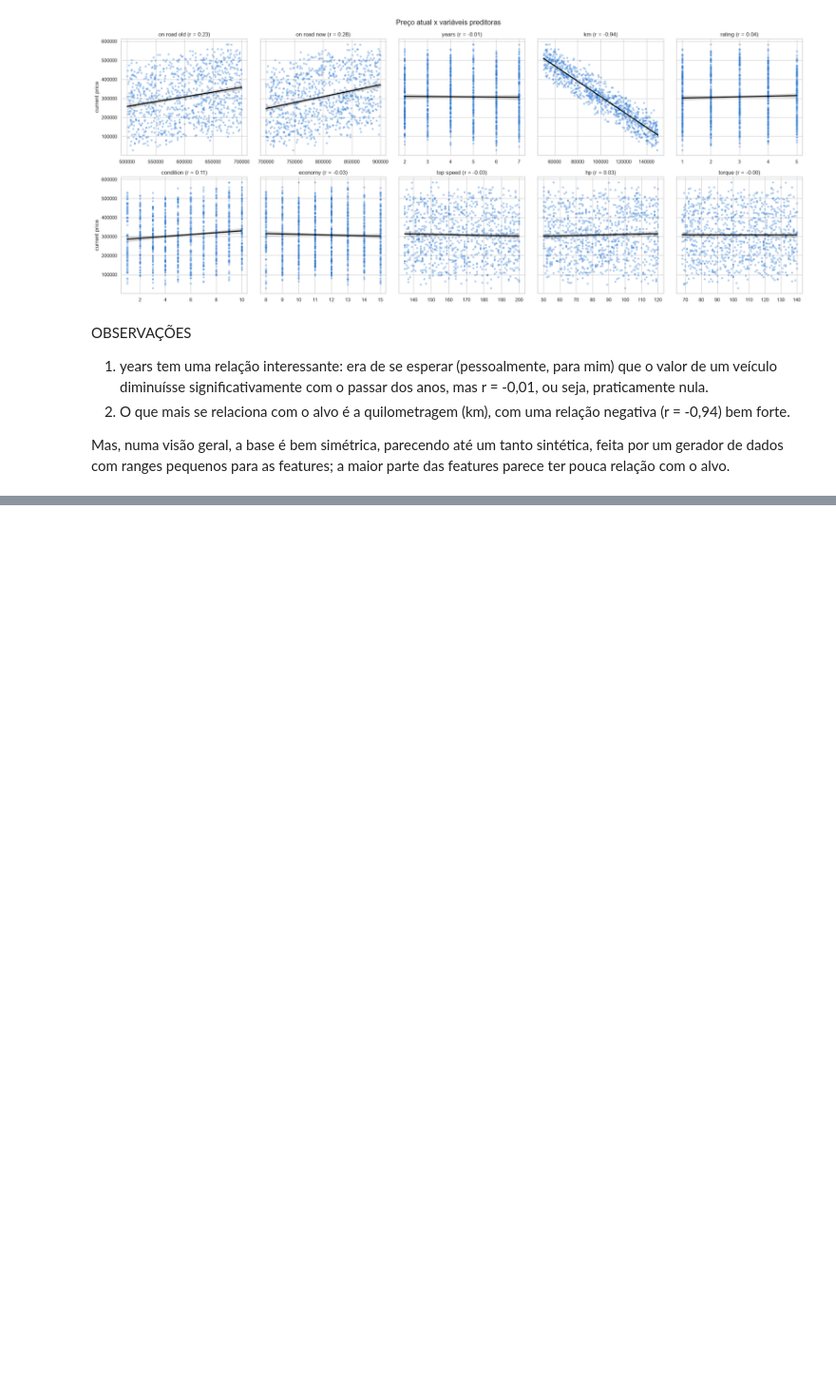
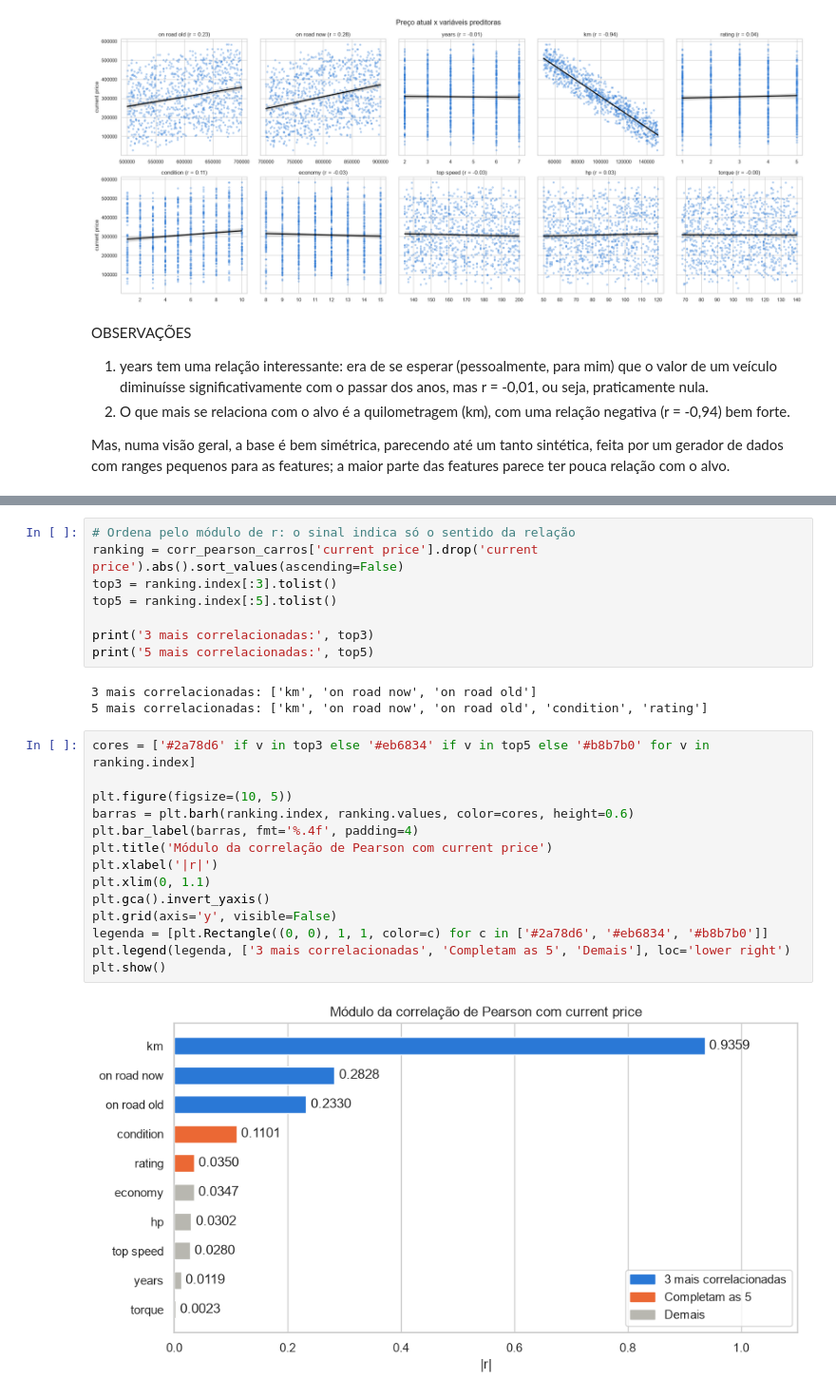
Before and after one commit to joaopdroslv/modelos-de-regressao-pucminas, a Jupyter notebook: Atividades/Lista_1/notebooks/Lista_1 - Análises.ipynb, the cells around one changed output, grey strips where cells are left out. Shown at 95% size. Drawn from its saved outputs; the diff is of its cells as text; blank space fills up the shorter version.

```diff
--- a/Atividades/Lista_1/notebooks/Lista_1 - Análises.ipynb
+++ b/Atividades/Lista_1/notebooks/Lista_1 - Análises.ipynb
@@ -1002,0 +1141,27 @@ Mas, numa visão geral, a base é bem simétrica, parecendo até um tanto sinté
+# %%
+# Ordena pelo módulo de r: o sinal indica só o sentido da relação
+ranking = corr_pearson_carros['current price'].drop('current price').abs().sort_values(ascending=False)
+top3 = ranking.index[:3].tolist()
+top5 = ranking.index[:5].tolist()
+
+print('3 mais correlacionadas:', top3)
+print('5 mais correlacionadas:', top5)
+# %% [output]
+3 mais correlacionadas: ['km', 'on road now', 'on road old']
+5 mais correlacionadas: ['km', 'on road now', 'on road old', 'condition', 'rating']
+# %%
+cores = ['#2a78d6' if v in top3 else '#eb6834' if v in top5 else '#b8b7b0' for v in ranking.index]
+
+plt.figure(figsize=(10, 5))
+barras = plt.barh(ranking.index, ranking.values, color=cores, height=0.6)
+plt.bar_label(barras, fmt='%.4f', padding=4)
+plt.title('Módulo da correlação de Pearson com current price')
+plt.xlabel('|r|')
+plt.xlim(0, 1.1)
+plt.gca().invert_yaxis()
+plt.grid(axis='y', visible=False)
+legenda = [plt.Rectangle((0, 0), 1, 1, color=c) for c in ['#2a78d6', '#eb6834', '#b8b7b0']]
+plt.legend(legenda, ['3 mais correlacionadas', 'Completam as 5', 'Demais'], loc='lower right')
+plt.show()
+# %% [output]
+[figure, added]
```
Also changed, not shown: parts of 15 cells of this notebook.
